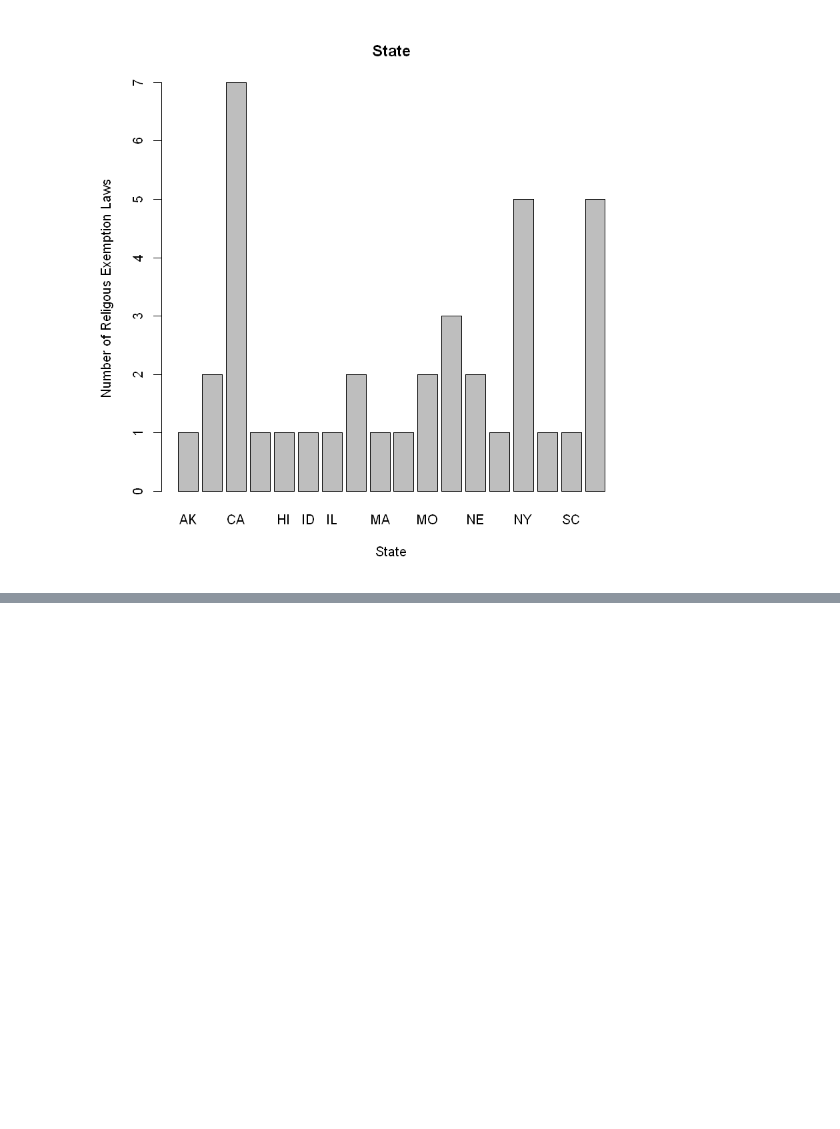
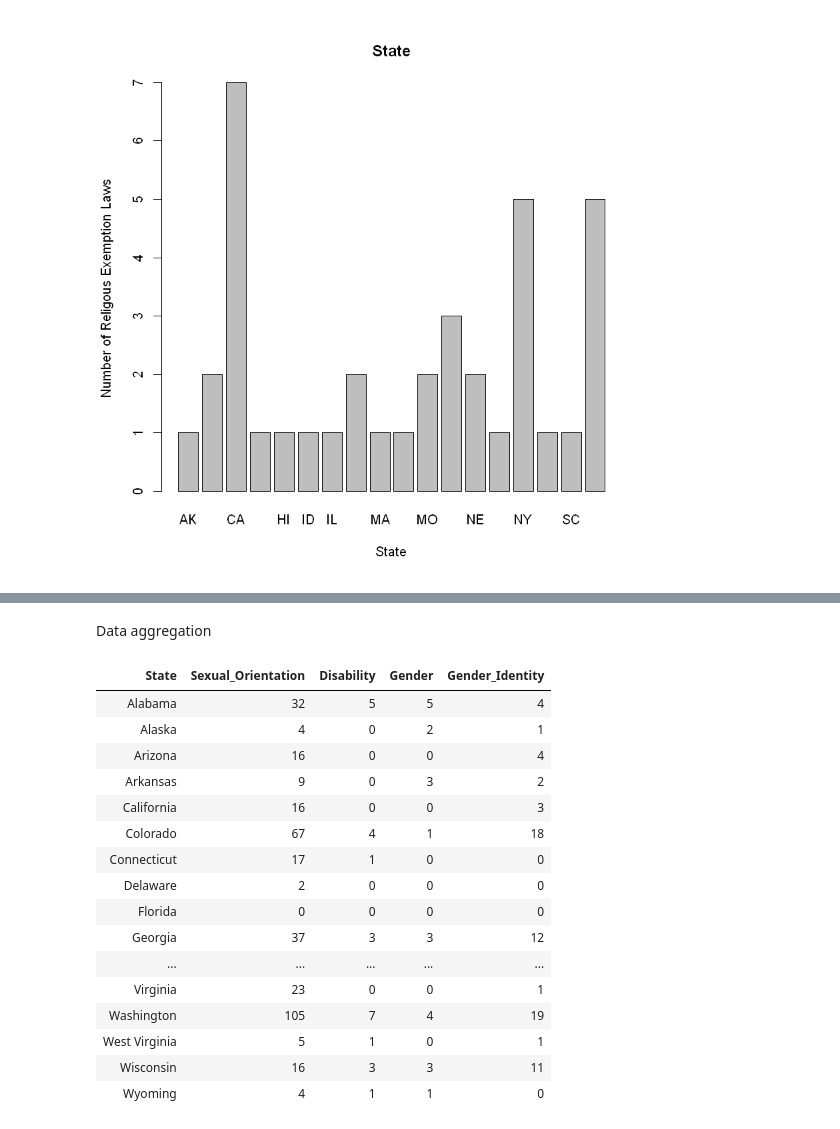
Before and after one commit to kelvinnn25/antilgbtqlegislationandcrimes, a Jupyter notebook: main.ipynb, the cells around one changed output, grey strips where cells are left out. Saved outputs shown, nothing was run; the diff lists cells and outputs as text; code cells hidden in the pictures; blank space fills up the shorter version.

```diff
--- a/main.ipynb
+++ b/main.ipynb
@@ -152,0 +190,2 @@ barplot(counts, main='State', xlab = 'State', ylab='Number of Pro Lgbtq Laws')
+# %%
+crimeState <- na.omit(crimeState)
@@ -152,0 +215,27 @@ barplot(counts, main='State', xlab = 'State', ylab='Number of Pro Lgbtq Laws')
+# %% [markdown]
+Data aggregation
+# %%
+dataset1 <- crimeState
+# %%
+drop <- c("Race/Ethnicity/Ancestry", "Religion", "Disabilitiy")
+dataset1 <- dataset1[,!(names(dataset1) %in% drop)]
+# %%
+dataset1
+# %% [output]
+| State | Sexual_Orientation | Disability | Gender | Gender_Identity |
+| Alabama | 32 | 5 | 5 | 4 |
+| Alaska | 4 | 0 | 2 | 1 |
+| Arizona | 16 | 0 | 0 | 4 |
+| Arkansas | 9 | 0 | 3 | 2 |
+| California | 16 | 0 | 0 | 3 |
+| Colorado | 67 | 4 | 1 | 18 |
+| Connecticut | 17 | 1 | 0 | 0 |
+| Delaware | 2 | 0 | 0 | 0 |
+| Florida | 0 | 0 | 0 | 0 |
+| Georgia | 37 | 3 | 3 | 12 |
+| ... | ... | ... | ... | ... |
+| Virginia | 23 | 0 | 0 | 1 |
+| Washington | 105 | 7 | 4 | 19 |
+| West Virginia | 5 | 1 | 0 | 1 |
+| Wisconsin | 16 | 3 | 3 | 11 |
+| Wyoming | 4 | 1 | 1 | 0 |
```
Also changed, not shown: parts of 12 cells of this notebook, 2 other files.
